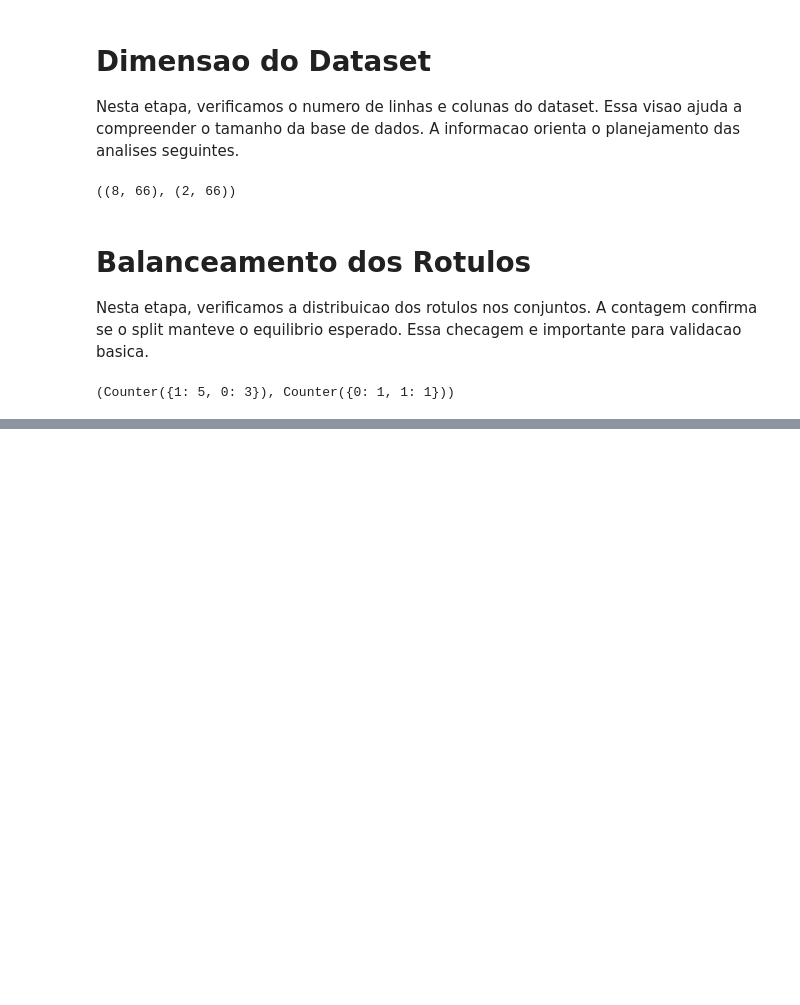
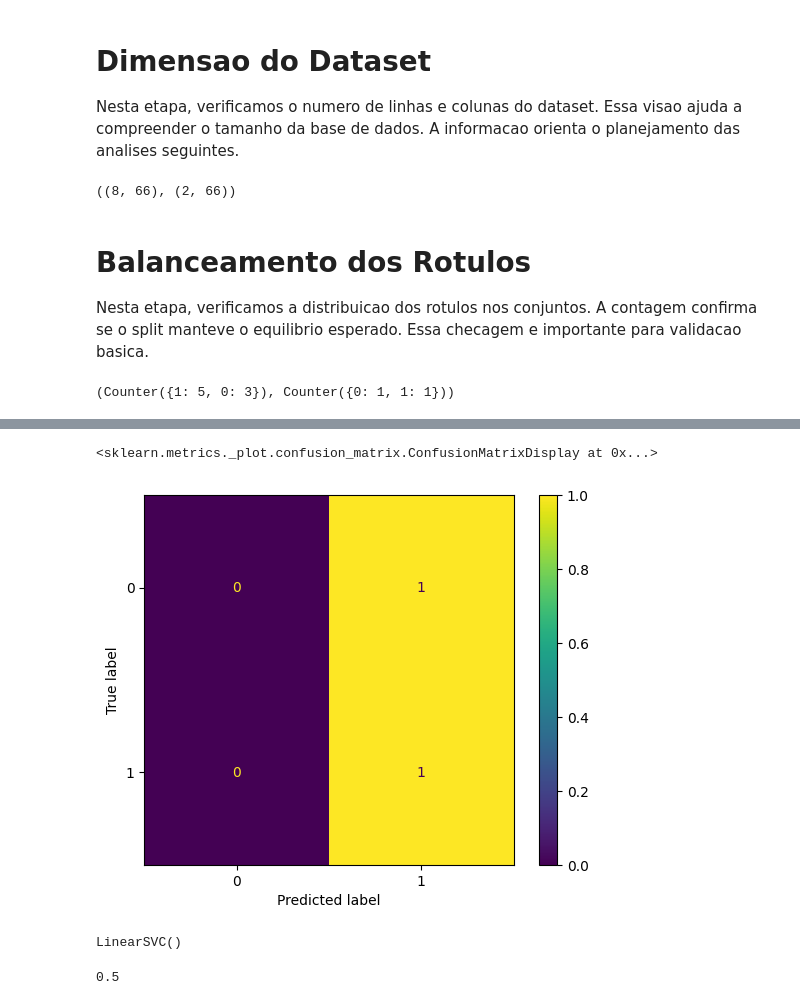
Before and after one commit to MaikyFreires/analise-sentimentos-ptbr, a Jupyter notebook: notebooks/01_eda.ipynb, the cells around one changed output, grey strips where cells are left out. Saved outputs shown, nothing was run; the diff lists cells and outputs as text; code cells hidden in the pictures; blank space fills up the shorter version.

```diff
--- a/notebooks/01_eda.ipynb
+++ b/notebooks/01_eda.ipynb
@@ -327,3 +327,8 @@ from collections import Counter
 Counter(y_train), Counter(y_test)
 # %% [output]
 (Counter({1: 5, 0: 3}), Counter({0: 1, 1: 1}))
+# %%
+from sklearn.linear_model import LogisticRegression
+
+model_baseline = LogisticRegression(max_iter=1000)
+model_baseline.fit(X_train, y_train)
@@ -329,0 +337,2 @@ Counter(y_train), Counter(y_test)
+# %%
+y_pred = model_baseline.predict(X_test)
@@ -329,0 +354,7 @@ Counter(y_train), Counter(y_test)
+# %%
+from sklearn.metrics import ConfusionMatrixDisplay
+
+ConfusionMatrixDisplay.from_predictions(y_test, y_pred)
+# %% [output]
+<sklearn.metrics._plot.confusion_matrix.ConfusionMatrixDisplay at 0x...>
+[figure, added]
@@ -329,0 +363,5 @@ Counter(y_train), Counter(y_test)
+# %%
+model_principal = LinearSVC()
+model_principal.fit(X_train, y_train)
+# %% [output]
+LinearSVC()
@@ -329,0 +370,7 @@ Counter(y_train), Counter(y_test)
+# %%
+from sklearn.metrics import accuracy_score, classification_report
+
+acc_svm = accuracy_score(y_test, y_pred_svm)
+acc_svm
+# %% [output]
+0.5
```
Also changed, not shown: parts of 8 cells of this notebook.
